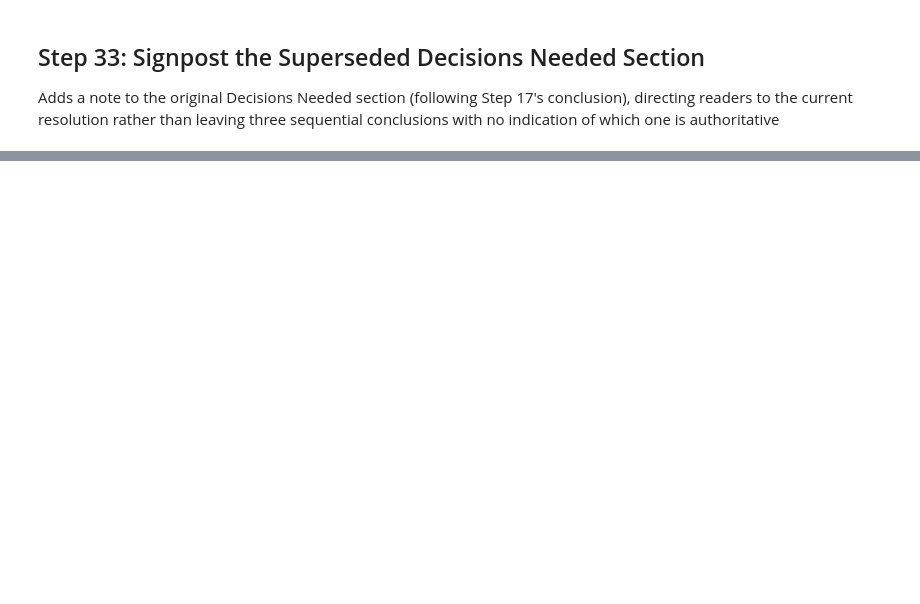
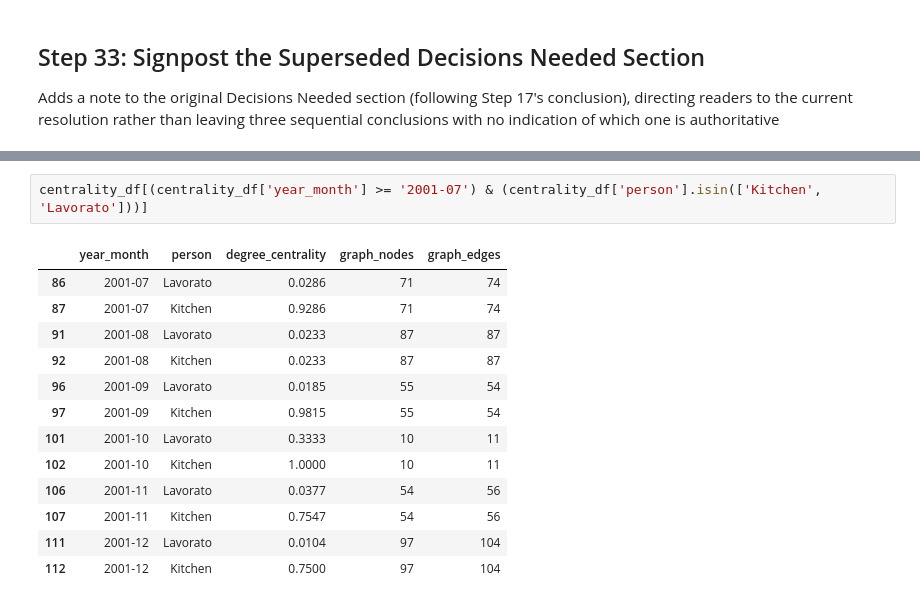
Before and after one commit to AnthonyMokSG/qm640-capstone-enron, a Jupyter notebook: 01_extraction/qm640_extraction.ipynb, the cells around one changed output, grey strips where cells are left out. Saved outputs shown, nothing was run; the diff lists cells and outputs as text; blank space fills up the shorter version.

```diff
--- a/01_extraction/qm640_extraction.ipynb
+++ b/01_extraction/qm640_extraction.ipynb
@@ -1657,0 +1709,16 @@ drwxr-xr-x 8 root root 4096 Jul 23 09:21 ..
+# %%
+centrality_df[(centrality_df['year_month'] >= '2001-07') & (centrality_df['person'].isin(['Kitchen', 'Lavorato']))]
+# %% [output]
+|  | year_month | person | degree_centrality | graph_nodes | graph_edges |
+| 86 | 2001-07 | Lavorato | 0.0286 | 71 | 74 |
+| 87 | 2001-07 | Kitchen | 0.9286 | 71 | 74 |
+| 91 | 2001-08 | Lavorato | 0.0233 | 87 | 87 |
+| 92 | 2001-08 | Kitchen | 0.0233 | 87 | 87 |
+| 96 | 2001-09 | Lavorato | 0.0185 | 55 | 54 |
+| 97 | 2001-09 | Kitchen | 0.9815 | 55 | 54 |
+| 101 | 2001-10 | Lavorato | 0.3333 | 10 | 11 |
+| 102 | 2001-10 | Kitchen | 1.0000 | 10 | 11 |
+| 106 | 2001-11 | Lavorato | 0.0377 | 54 | 56 |
+| 107 | 2001-11 | Kitchen | 0.7547 | 54 | 56 |
+| 111 | 2001-12 | Lavorato | 0.0104 | 97 | 104 |
+| 112 | 2001-12 | Kitchen | 0.7500 | 97 | 104 |
```
Also changed, not shown: parts of 46 cells of this notebook.
